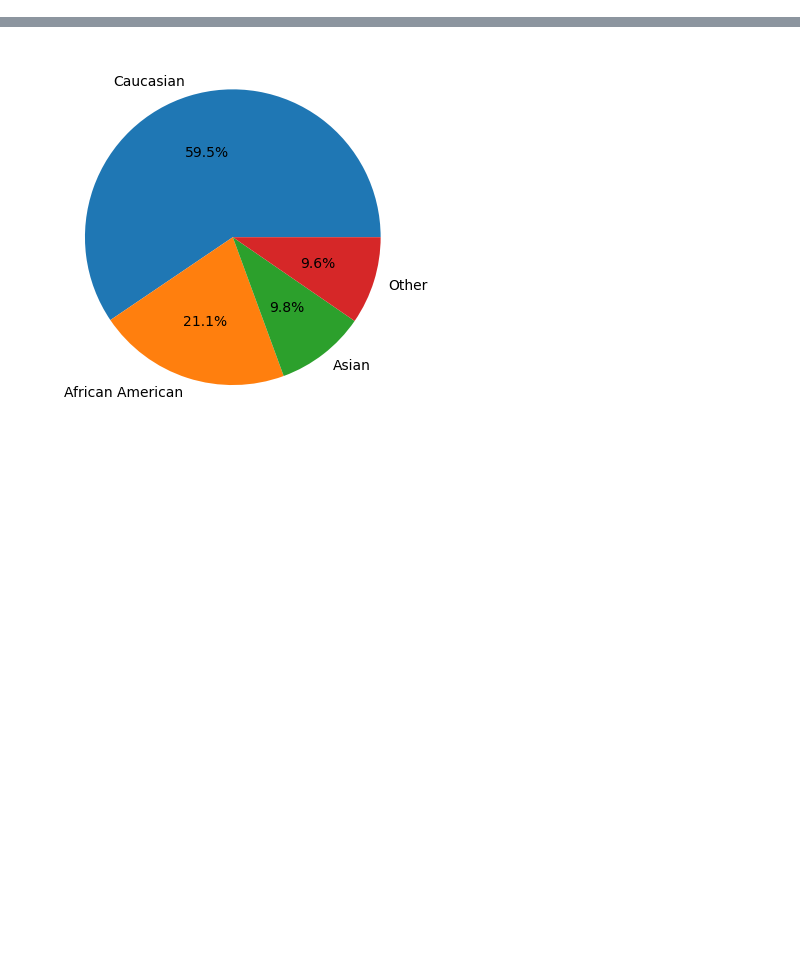
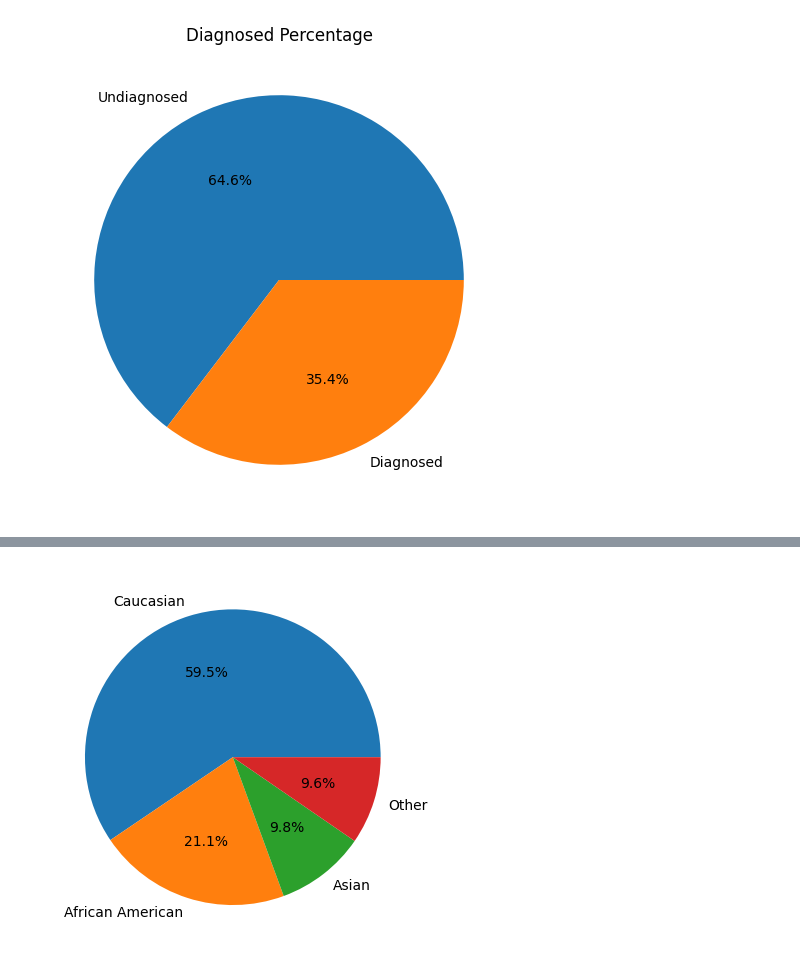
Before and after one commit to AhmedHE50/Alzheimer-s-Disease, a Jupyter notebook: Project_notebook.ipynb, the cells around one changed output, grey strips where cells are left out. Drawn from its saved outputs; the diff is of its cells as text; code cells hidden in the pictures; blank space fills up the shorter version.

```diff
--- a/Project_notebook.ipynb
+++ b/Project_notebook.ipynb
@@ -145,6 +146,14 @@ plt.title("Cholesterol Triglycerides")
 plt.show()
 # %% [output]
 [figure]
+# %%
+label = ['Undiagnosed', 'Diagnosed']
+plt.figure(figsize=(8,6))
+plt.pie(df['Diagnosis'].value_counts(), labels=label, autopct='%.1f%%')
+plt.title('Diagnosed Percentage')
+plt.show()
+# %% [output]
+[figure, added]
 # %%
 label = ['Male', 'Female']
 plt.figure(figsize=(8,6))
```
Also changed, not shown: parts of 4 cells of this notebook.
